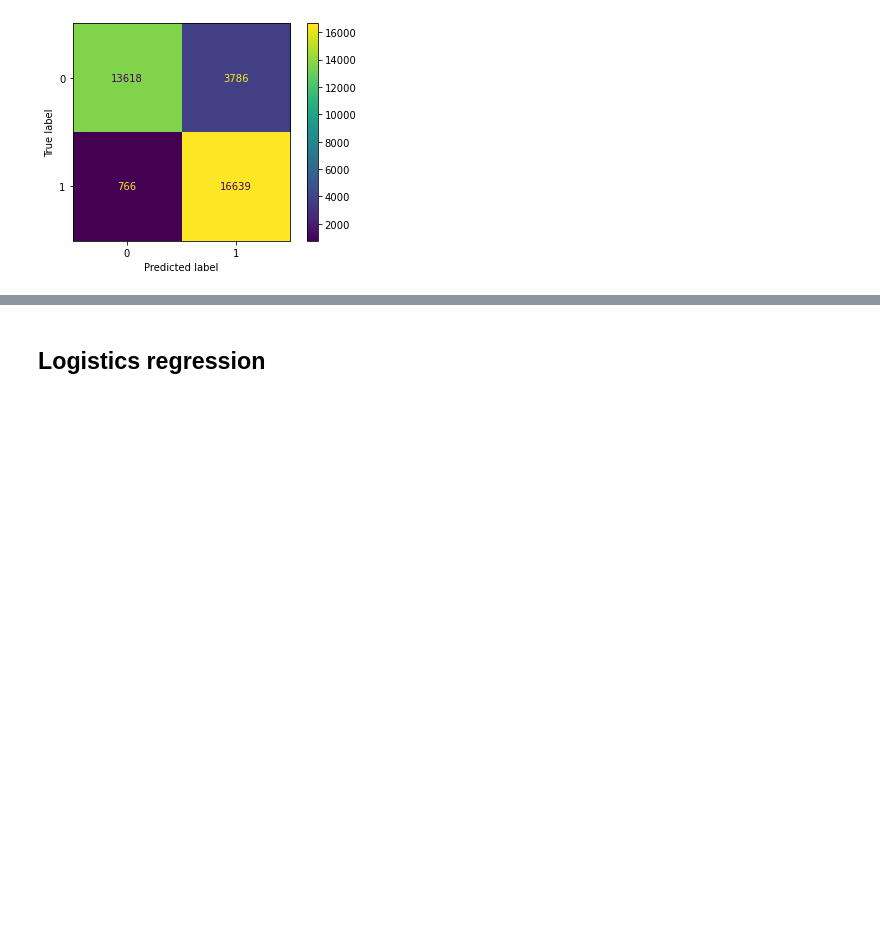
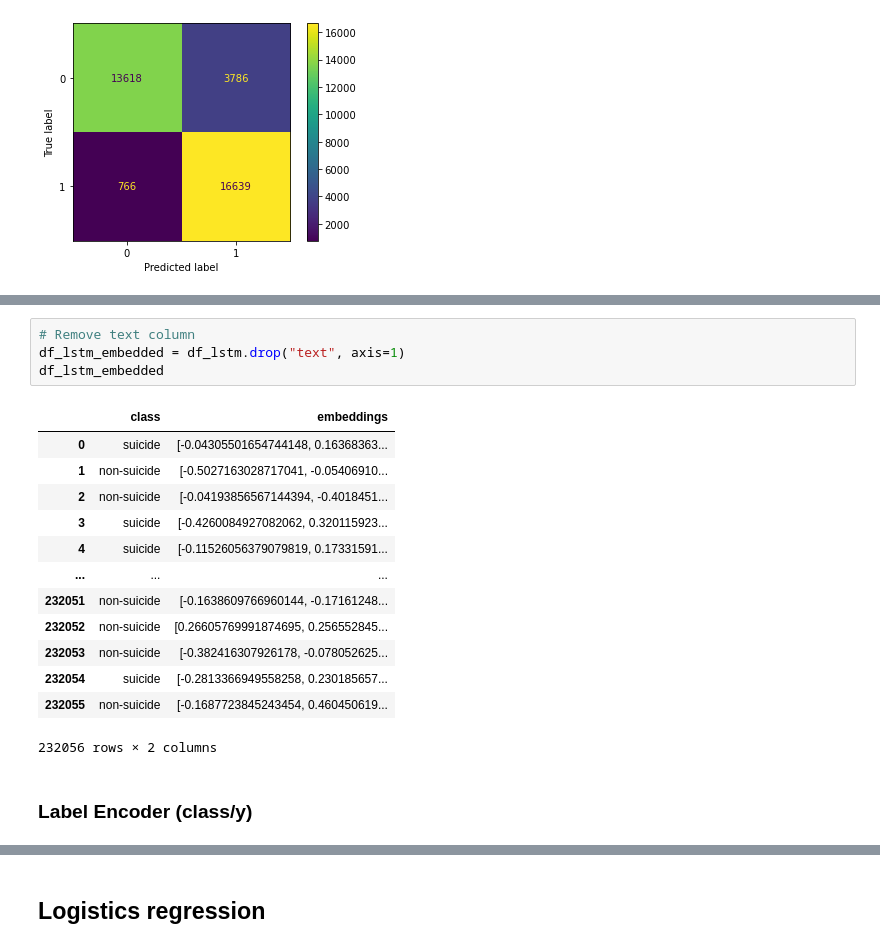
Before and after one commit to zw1010/KeepYourselfSafe, a Jupyter notebook: KeepYourselfSafe.ipynb, the cells around one changed output, grey strips where cells are left out. Drawn from its saved outputs; the diff is of its cells as text; blank space fills up the shorter version.

```diff
--- a/KeepYourselfSafe.ipynb
+++ b/KeepYourselfSafe.ipynb
@@ -822,0 +847,20 @@ weighted avg       0.88      0.87      0.87     34809
+# %%
+# Remove text column
+df_lstm_embedded = df_lstm.drop("text", axis=1)
+df_lstm_embedded
+# %% [output]
+|  | class | embeddings |
+| 0 | suicide | [-0.04305501654744148, 0.16368363... |
+| 1 | non-suicide | [-0.5027163028717041, -0.05406910... |
+| 2 | non-suicide | [-0.04193856567144394, -0.4018451... |
+| 3 | suicide | [-0.4260084927082062, 0.320115923... |
+| 4 | suicide | [-0.11526056379079819, 0.17331591... |
+| ... | ... | ... |
+| 232051 | non-suicide | [-0.1638609766960144, -0.17161248... |
+| 232052 | non-suicide | [0.26605769991874695, 0.256552845... |
+| 232053 | non-suicide | [-0.382416307926178, -0.078052625... |
+| 232054 | suicide | [-0.2813366949558258, 0.230185657... |
+| 232055 | non-suicide | [-0.1687723845243454, 0.460450619... |
+232056 rows × 2 columns
+# %% [markdown]
+### Label Encoder (class/y)
```
Also changed, not shown: parts of 12 cells of this notebook.
